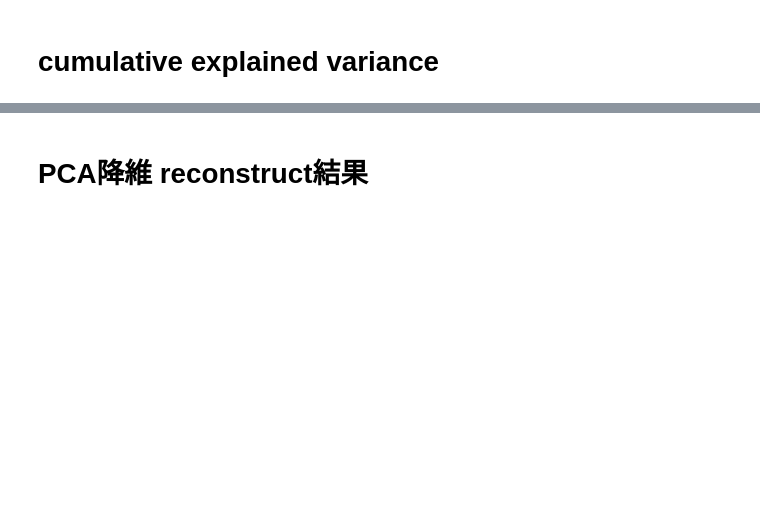
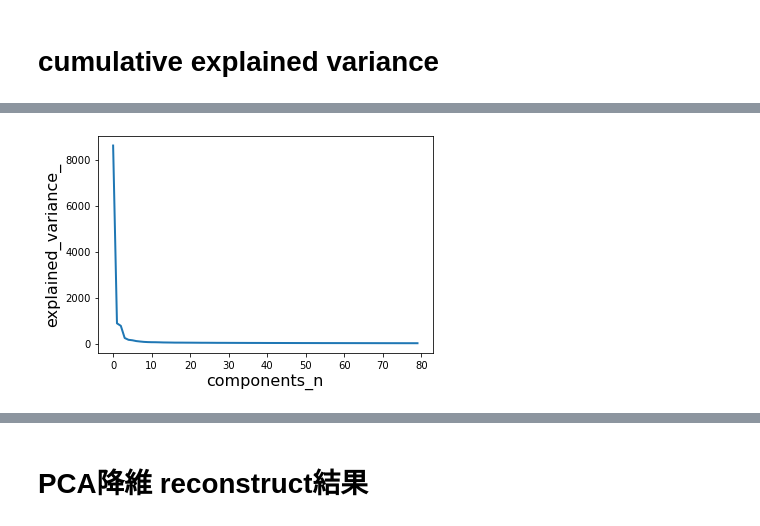
Before and after one commit to kevin879275/AOI_DETECT, a Jupyter notebook: AOI/pca_knn.ipynb, the cells around one changed output, grey strips where cells are left out. Drawn from its saved outputs; the diff is of its cells as text; code cells hidden in the pictures; blank space fills up the shorter version.

```diff
--- a/AOI/pca_knn.ipynb
+++ b/AOI/pca_knn.ipynb
@@ -146,0 +159,7 @@ Text(0, 0.5, 'cumulative explained variance')
+# %%
+plt.plot(pca.explained_variance_,linewidth=2)
+plt.xlabel('components_n', fontsize=16)
+plt.ylabel('explained_variance_',fontsize=16)
+plt.show()
+# %% [output]
+[figure, added]
```
Also changed, not shown: parts of 23 cells of this notebook, 1 other file.
